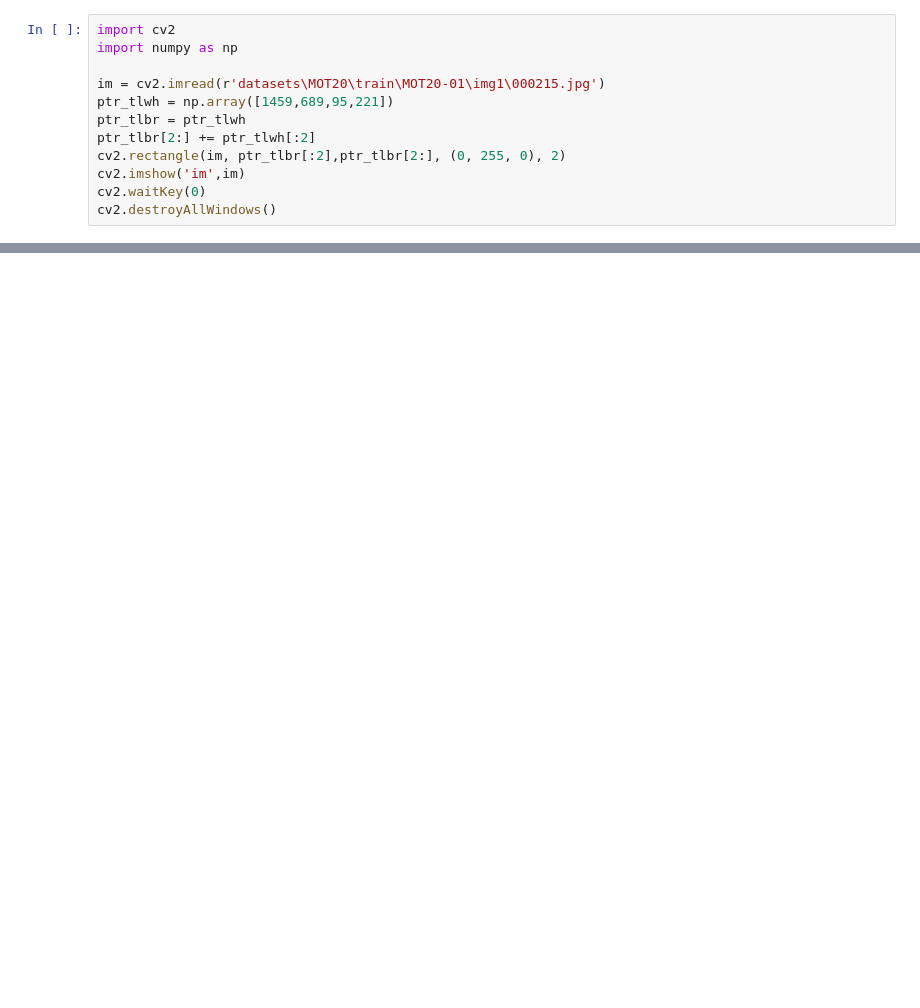
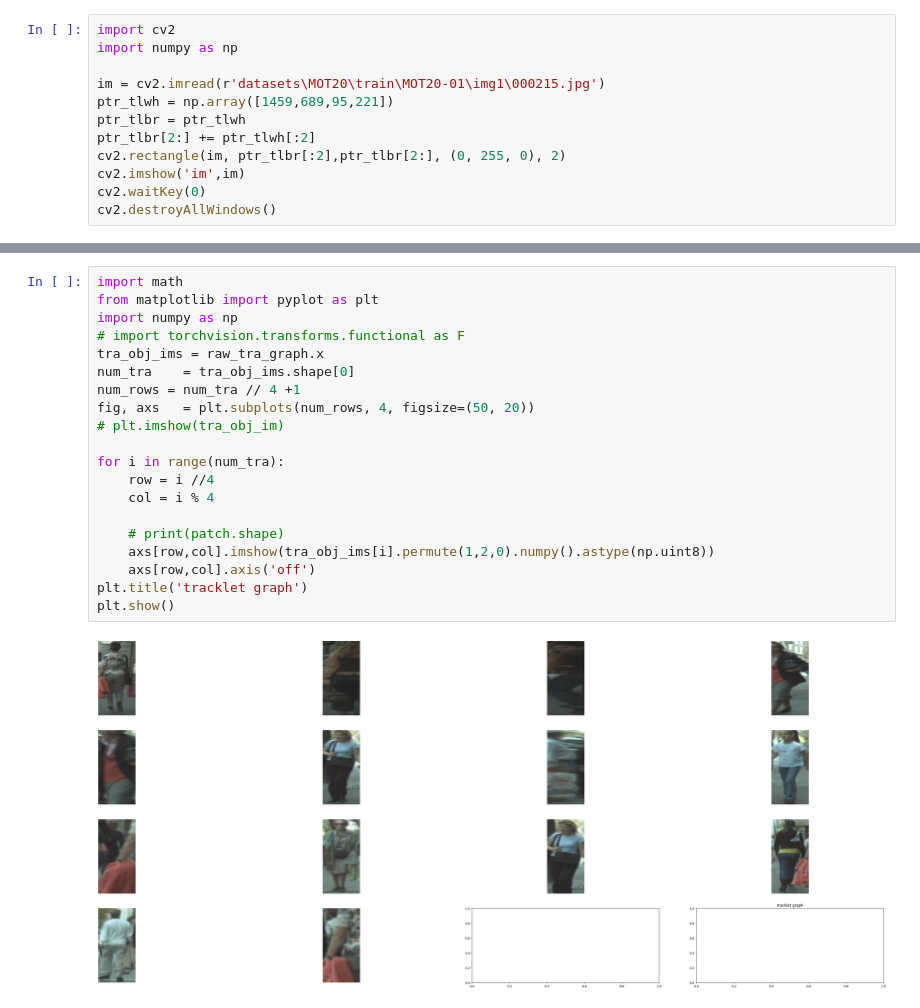
Before and after one commit to Kiumb1223/MyTrainer-Kiumb, a Jupyter notebook: visualize.ipynb, the cells around one changed output, grey strips where cells are left out. Drawn from its saved outputs; the diff is of its cells as text; blank space fills up the shorter version.

```diff
--- a/visualize.ipynb
+++ b/visualize.ipynb
@@ -2080,0 +1972,22 @@ graphconvLayer.fuse2conv.layers.9.weight torch.Size([192, 192, 1])
+# %%
+import math
+from matplotlib import pyplot as plt
+import numpy as np
+# import torchvision.transforms.functional as F
+tra_obj_ims = raw_tra_graph.x
+num_tra    = tra_obj_ims.shape[0]
+num_rows = num_tra // 4 +1
+fig, axs   = plt.subplots(num_rows, 4, figsize=(50, 20))
+# plt.imshow(tra_obj_im)
+
+for i in range(num_tra):
+    row = i //4
+    col = i % 4
+
+    # print(patch.shape)
+    axs[row,col].imshow(tra_obj_ims[i].permute(1,2,0).numpy().astype(np.uint8))
+    axs[row,col].axis('off')
+plt.title('tracklet graph')
+plt.show()
+# %% [output]
+[figure, added]
```
Also changed, not shown: parts of 92 cells of this notebook, 15 other files.
